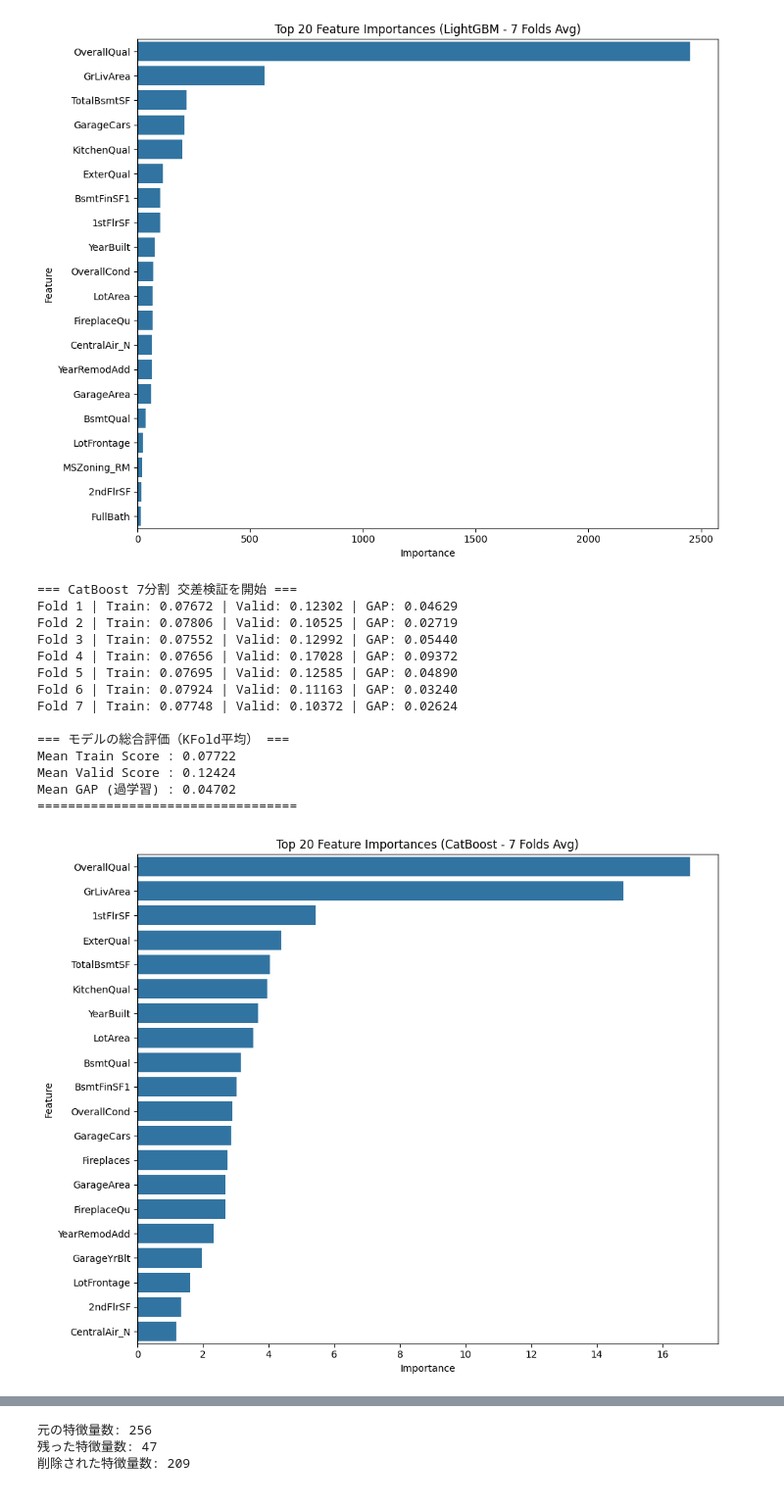
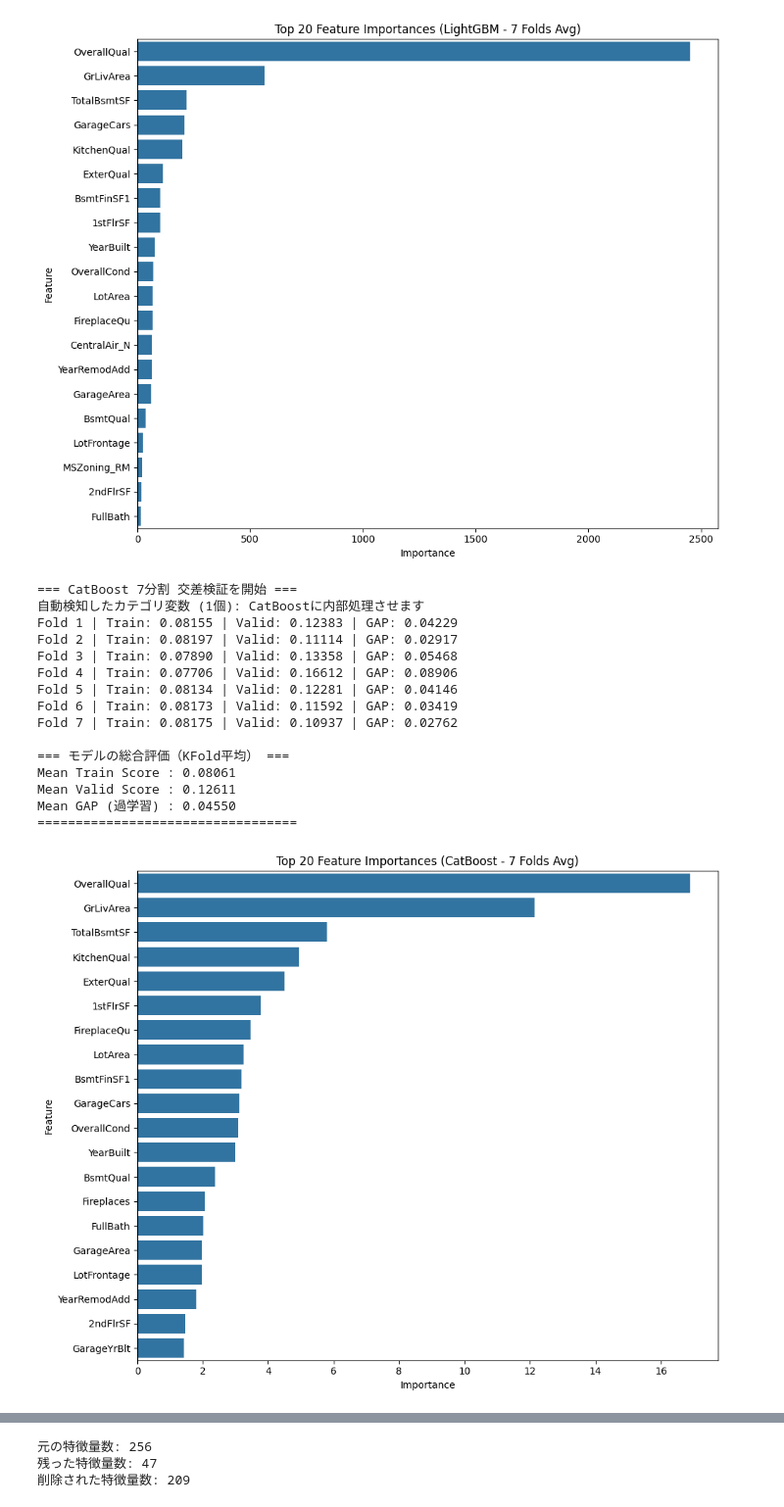
Before and after one commit to luciaeri/My-first-kaggle-_House-Prices, a Jupyter notebook: House_Prices.ipynb, the cells around one changed output, grey strips where cells are left out. Shown at 98% size. Cells and saved outputs as stored; diff of their text form; code cells hidden in the pictures.

```diff
--- a/House_Prices.ipynb
+++ b/House_Prices.ipynb
@@ -1470,6 +1383,7 @@ for fold, (train_idx, val_idx) in enumerate(kf.split(X_catboost, y)):
     # モデルの構築と学習
     # verbose=0 でLightGBMの時のようなうっとうしいログを完全に消します
     cb = CatBoostRegressor(
+        cat_features=['MSSubClass'],#カテゴリ変数を指定
         iterations=500,       # LightGBMの n_estimators に相当
         depth=5,              # max_depth に相当
         learning_rate=0.035,
@@ -1535,41 +1449,42 @@ importance_df['Cumulative_Importance'] = importance_df['Importance'].cumsum() /
 # 2. グラフを描画する
 # ==========================================
 plt.figure(figsize=(10, 8))
 
 # hue='Feature' と legend=False で警告も回避
 sns.barplot(
     x='Cumulative_Importance',
     y='Feature',
     data=importance_df.head(55),
     hue='Feature',
     palette='viridis',
     legend=False
 )
 
 # 90%と95%の目安ラインを引く
 plt.axvline(x=0.90, color='r', linestyle='--', label='90% Threshold')
 plt.axvline(x=0.95, color='g', linestyle='--', label='95% Threshold')
 
 # タイトル等は環境に合わせて変えてください
 plt.title('Top 20 Cumulative Feature Importances')
 plt.xlabel('Cumulative Proportion of Importance')
 plt.ylabel('Features')
 plt.legend(loc='lower right')
 plt.tight_layout()
 plt.show()
 # %% [output]
 === CatBoost 7分割 交差検証を開始 ===
-Fold 1 | Train: 0.07672 | Valid: 0.12302 | GAP: 0.04629
-Fold 2 | Train: 0.07806 | Valid: 0.10525 | GAP: 0.02719
-Fold 3 | Train: 0.07552 | Valid: 0.12992 | GAP: 0.05440
-Fold 4 | Train: 0.07656 | Valid: 0.17028 | GAP: 0.09372
-Fold 5 | Train: 0.07695 | Valid: 0.12585 | GAP: 0.04890
-Fold 6 | Train: 0.07924 | Valid: 0.11163 | GAP: 0.03240
-Fold 7 | Train: 0.07748 | Valid: 0.10372 | GAP: 0.02624
+自動検知したカテゴリ変数 (1個): CatBoostに内部処理させます
+Fold 1 | Train: 0.08155 | Valid: 0.12383 | GAP: 0.04229
+Fold 2 | Train: 0.08197 | Valid: 0.11114 | GAP: 0.02917
+Fold 3 | Train: 0.07890 | Valid: 0.13358 | GAP: 0.05468
+Fold 4 | Train: 0.07706 | Valid: 0.16612 | GAP: 0.08906
+Fold 5 | Train: 0.08134 | Valid: 0.12281 | GAP: 0.04146
+Fold 6 | Train: 0.08173 | Valid: 0.11592 | GAP: 0.03419
+Fold 7 | Train: 0.08175 | Valid: 0.10937 | GAP: 0.02762
 
 === モデルの総合評価（KFold平均） ===
-Mean Train Score : 0.07722
-Mean Valid Score : 0.12424
-Mean GAP (過学習) : 0.04702
+Mean Train Score : 0.08061
+Mean Valid Score : 0.12611
+Mean GAP (過学習) : 0.04550
 ==================================
-[figure, old version]
+[figure, new version]
```
Also changed, not shown: parts of 21 cells of this notebook.
